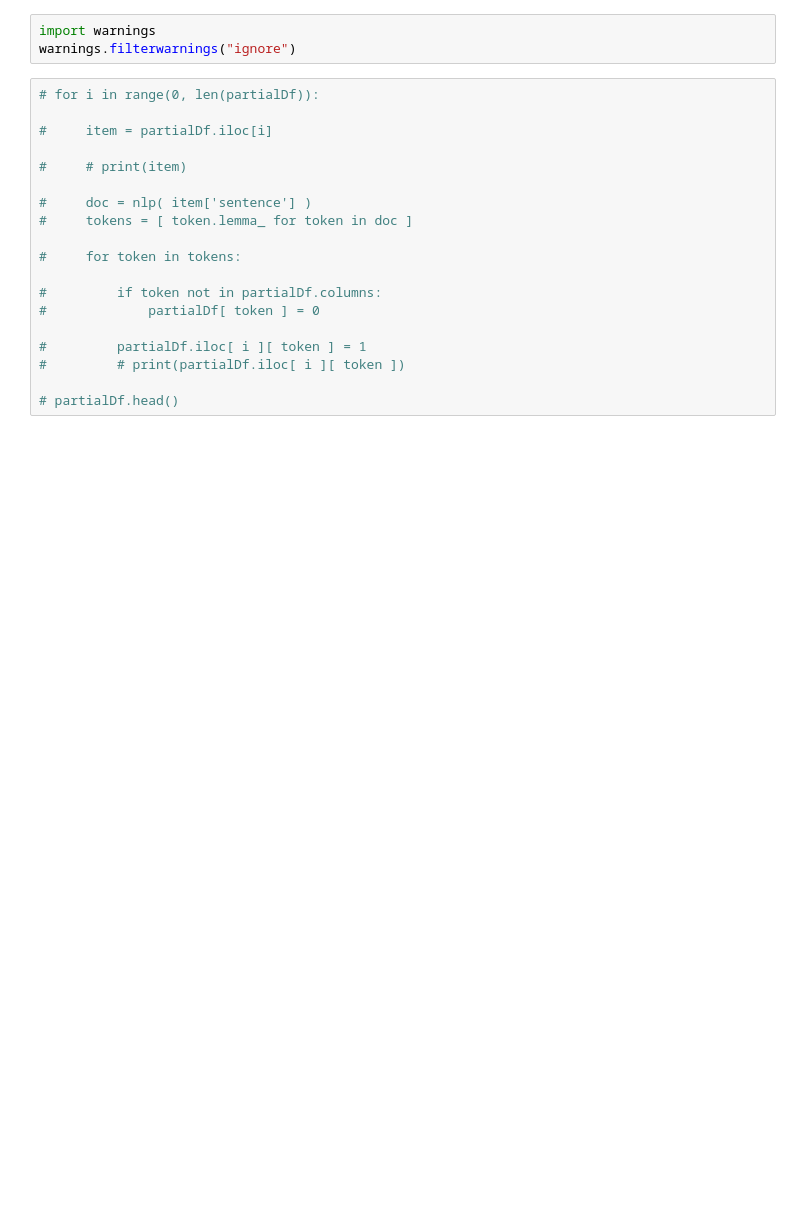
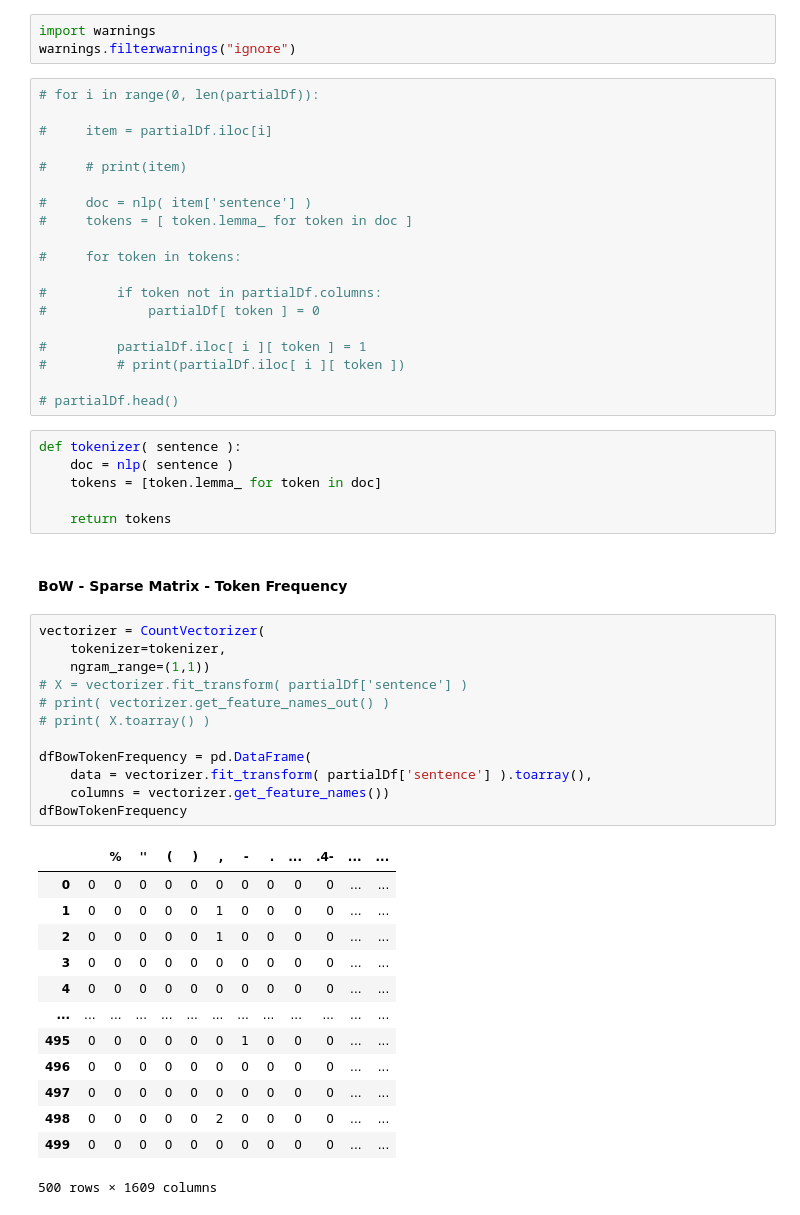
Before and after one commit to danieldasilvacosta/categorias-avaliacoes-amazon, a Jupyter notebook: notebooks/4-analysis.ipynb, the cells around one changed output. Drawn from its saved outputs; the diff is of its cells as text; blank space fills up the shorter version.

```diff
--- a/notebooks/4-analysis.ipynb
+++ b/notebooks/4-analysis.ipynb
@@ -568,3 +585,37 @@ warnings.filterwarnings("ignore")
 #         # print(partialDf.iloc[ i ][ token ])
 
 # partialDf.head()
+# %%
+def tokenizer( sentence ):
+    doc = nlp( sentence )
+    tokens = [token.lemma_ for token in doc]
+
+    return tokens
+# %% [markdown]
+#### BoW - Sparse Matrix - Token Frequency
+# %%
+vectorizer = CountVectorizer(
+    tokenizer=tokenizer,
+    ngram_range=(1,1))
+# X = vectorizer.fit_transform( partialDf['sentence'] )
+# print( vectorizer.get_feature_names_out() )
+# print( X.toarray() )
+
+dfBowTokenFrequency = pd.DataFrame(
+    data = vectorizer.fit_transform( partialDf['sentence'] ).toarray(),
+    columns = vectorizer.get_feature_names())
+dfBowTokenFrequency
+# %% [output]
+|  |  | % | '' | ( | ) | , | - | . | ... | .4- | ... | ... |
+| 0 | 0 | 0 | 0 | 0 | 0 | 0 | 0 | 0 | 0 | 0 | ... | ... |
+| 1 | 0 | 0 | 0 | 0 | 0 | 1 | 0 | 0 | 0 | 0 | ... | ... |
+| 2 | 0 | 0 | 0 | 0 | 0 | 1 | 0 | 0 | 0 | 0 | ... | ... |
+| 3 | 0 | 0 | 0 | 0 | 0 | 0 | 0 | 0 | 0 | 0 | ... | ... |
+| 4 | 0 | 0 | 0 | 0 | 0 | 0 | 0 | 0 | 0 | 0 | ... | ... |
+| ... | ... | ... | ... | ... | ... | ... | ... | ... | ... | ... | ... | ... |
+| 495 | 0 | 0 | 0 | 0 | 0 | 0 | 1 | 0 | 0 | 0 | ... | ... |
+| 496 | 0 | 0 | 0 | 0 | 0 | 0 | 0 | 0 | 0 | 0 | ... | ... |
+| 497 | 0 | 0 | 0 | 0 | 0 | 0 | 0 | 0 | 0 | 0 | ... | ... |
+| 498 | 0 | 0 | 0 | 0 | 0 | 2 | 0 | 0 | 0 | 0 | ... | ... |
+| 499 | 0 | 0 | 0 | 0 | 0 | 0 | 0 | 0 | 0 | 0 | ... | ... |
+500 rows × 1609 columns
```
Also changed, not shown: parts of 10 cells of this notebook.
